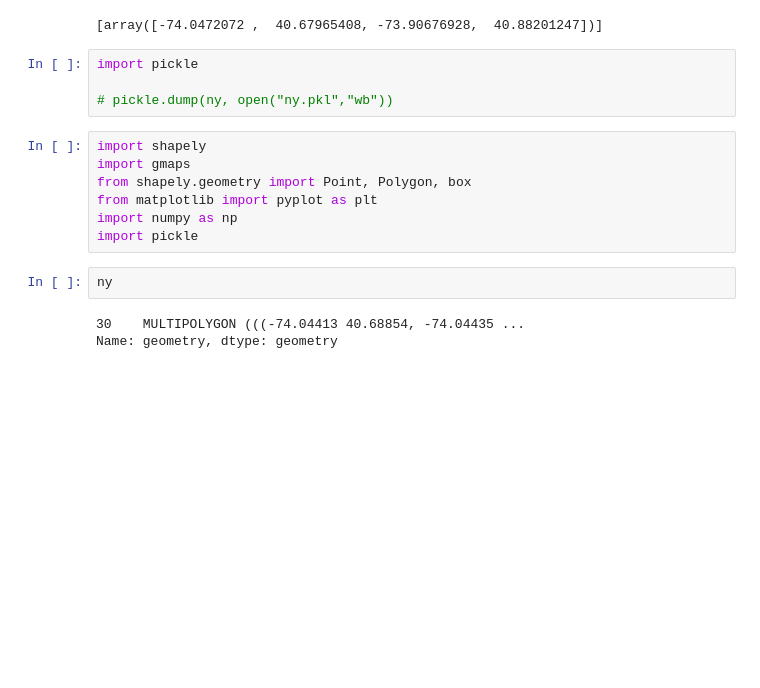
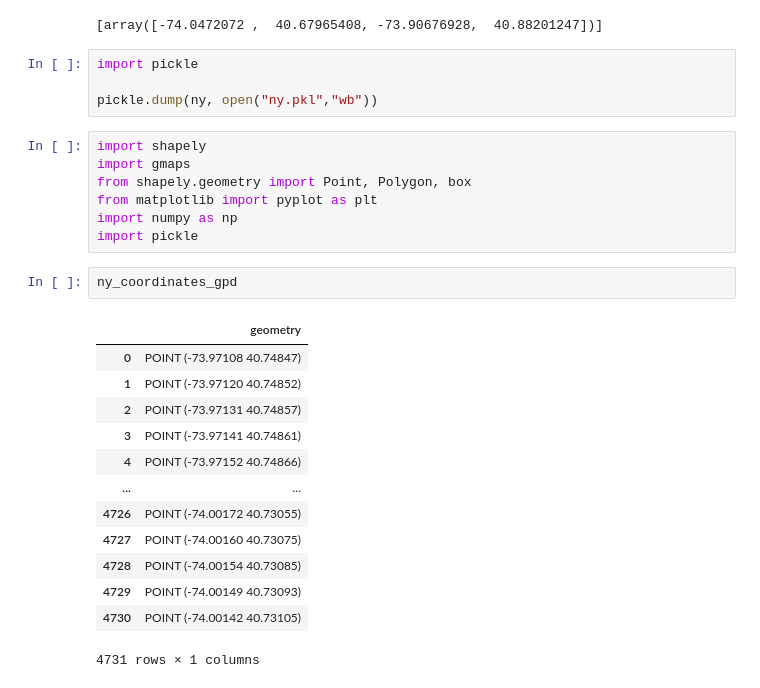
Before and after one commit to MichaelSexton21/ECE539, a Jupyter notebook: work/ny_grid.ipynb, the cells around one changed output. Drawn from its saved outputs; the diff is of its cells as text; blank space fills up the shorter version.

```diff
--- a/work/ny_grid.ipynb
+++ b/work/ny_grid.ipynb
@@ -116,7 +147,7 @@ list(bounds.values)
 # %%
 import pickle
 
-# pickle.dump(ny, open("ny.pkl","wb"))
+pickle.dump(ny, open("ny.pkl","wb"))
 # %%
 import shapely
 import gmaps
@@ -125,8 +156,19 @@ from matplotlib import pyplot as plt
 import numpy as np
 import pickle
 # %%
-ny
+ny_coordinates_gpd
 # %% [output]
+|  | geometry |
+| 0 | POINT (-73.97108 40.74847) |
+| 1 | POINT (-73.97120 40.74852) |
+| 2 | POINT (-73.97131 40.74857) |
+| 3 | POINT (-73.97141 40.74861) |
+| 4 | POINT (-73.97152 40.74866) |
+| ... | ... |
+| 4726 | POINT (-74.00172 40.73055) |
+| 4727 | POINT (-74.00160 40.73075) |
+| 4728 | POINT (-74.00154 40.73085) |
+| 4729 | POINT (-74.00149 40.73093) |
+| 4730 | POINT (-74.00142 40.73105) |
-30    MULTIPOLYGON (((-74.04413 40.68854, -74.04435 ...
-Name: geometry, dtype: geometry
+4731 rows × 1 columns
 # %%
```
Also changed, not shown: parts of 16 cells of this notebook, 1 other file.
